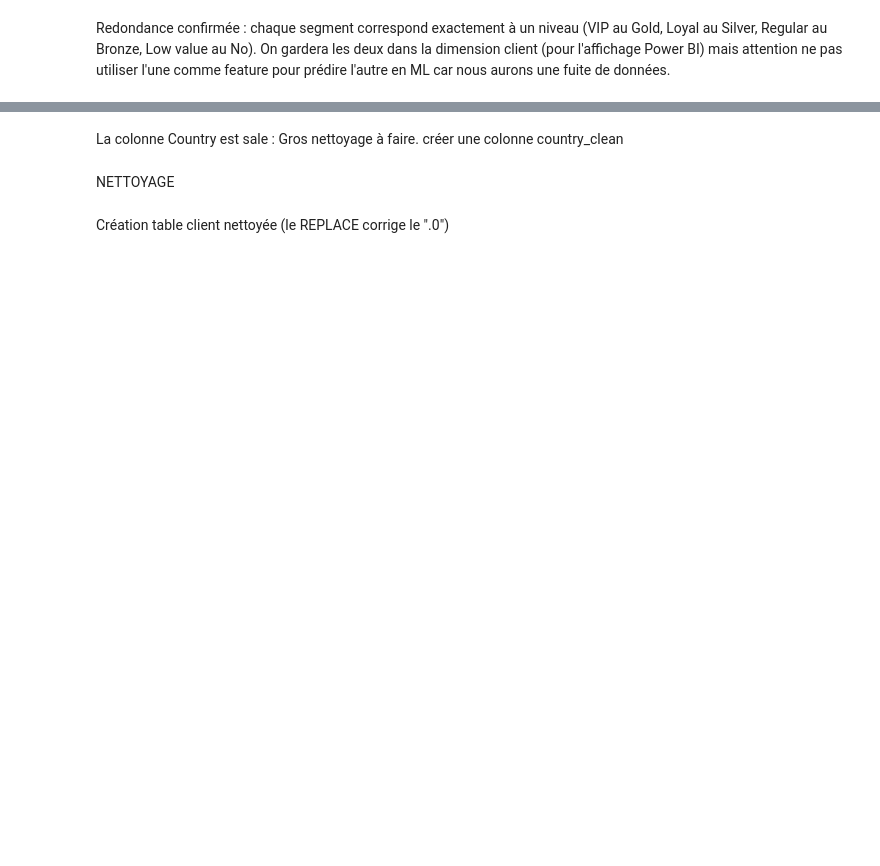
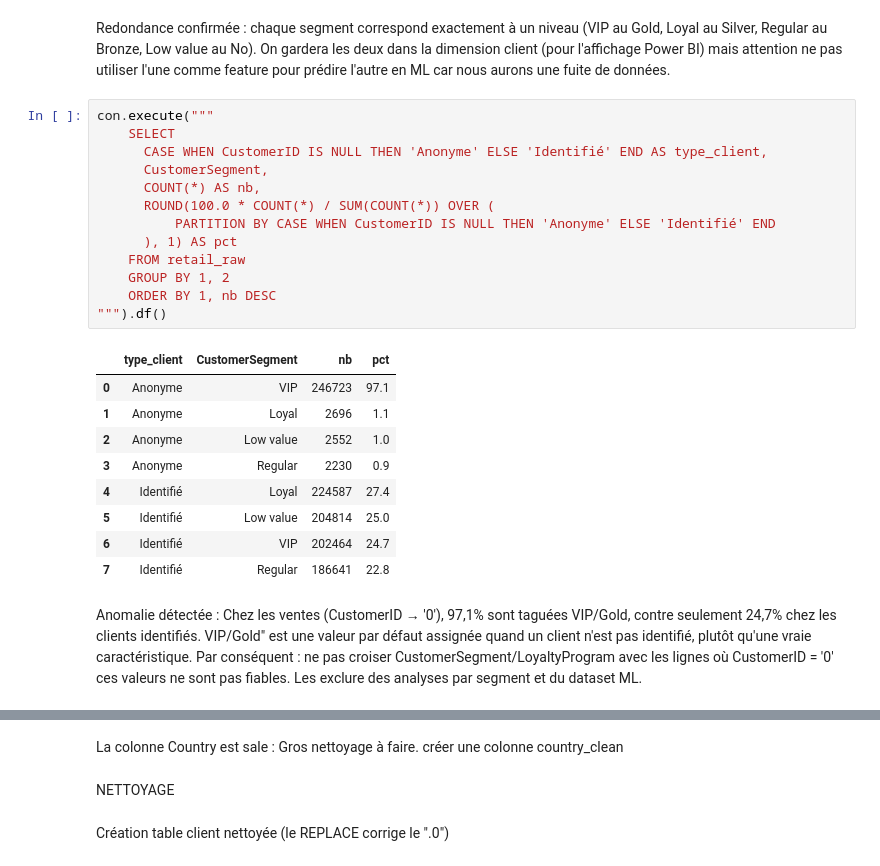
Before and after one commit to clawyunkai/Brief-15_retailcorps_Marketing, a Jupyter notebook: Alison_Client_géographie.ipynb, the cells around one changed output, grey strips where cells are left out. Cells and saved outputs as stored; diff of their text form; blank space fills up the shorter version.

Commit message:
retrait OrderLineID de clean_client, anomalie VIP anonymes documentee

```diff
--- a/Alison_Client_géographie.ipynb
+++ b/Alison_Client_géographie.ipynb
@@ -165,6 +165,33 @@ con.execute("""
 | 3 | Regular | Bronze | 188871 |
 # %% [markdown]
 Redondance confirmée : chaque segment correspond exactement à un niveau (VIP au Gold, Loyal au Silver, Regular au Bronze, Low value au No). On gardera les deux dans la dimension client (pour l'affichage Power BI) mais attention ne pas utiliser l'une comme feature pour prédire l'autre en ML car nous aurons une fuite de données.
+# %%
+con.execute("""
+    SELECT
+      CASE WHEN CustomerID IS NULL THEN 'Anonyme' ELSE 'Identifié' END AS type_client,
+      CustomerSegment,
+      COUNT(*) AS nb,
+      ROUND(100.0 * COUNT(*) / SUM(COUNT(*)) OVER (
+          PARTITION BY CASE WHEN CustomerID IS NULL THEN 'Anonyme' ELSE 'Identifié' END
+      ), 1) AS pct
+    FROM retail_raw
+    GROUP BY 1, 2
+    ORDER BY 1, nb DESC
+""").df()
+# %% [output]
+|  | type_client | CustomerSegment | nb | pct |
+| 0 | Anonyme | VIP | 246723 | 97.1 |
+| 1 | Anonyme | Loyal | 2696 | 1.1 |
+| 2 | Anonyme | Low value | 2552 | 1.0 |
+| 3 | Anonyme | Regular | 2230 | 0.9 |
+| 4 | Identifié | Loyal | 224587 | 27.4 |
+| 5 | Identifié | Low value | 204814 | 25.0 |
+| 6 | Identifié | VIP | 202464 | 24.7 |
+| 7 | Identifié | Regular | 186641 | 22.8 |
+# %% [markdown]
+Anomalie détectée :
+Chez les ventes (CustomerID → '0'), 97,1% sont taguées VIP/Gold, contre seulement 24,7% chez les clients identifiés. VIP/Gold" est une valeur par défaut assignée quand un client n'est pas identifié, plutôt qu'une vraie caractéristique.
+Par conséquent : ne pas croiser CustomerSegment/LoyaltyProgram avec les lignes où CustomerID = '0' ces valeurs ne sont pas fiables. Les exclure des analyses par segment et du dataset ML.
 # %%
 con.execute("""
     SELECT Country, COUNT(*) AS nb
```
Also changed, not shown: parts of 5 cells of this notebook, 2 other files.
